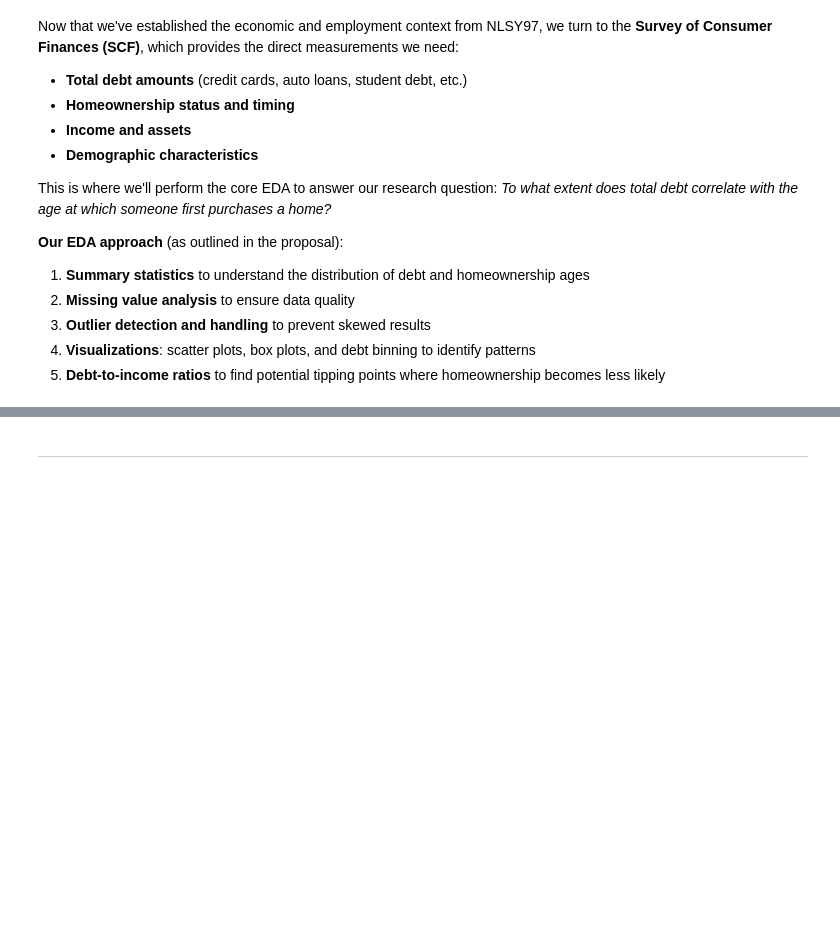
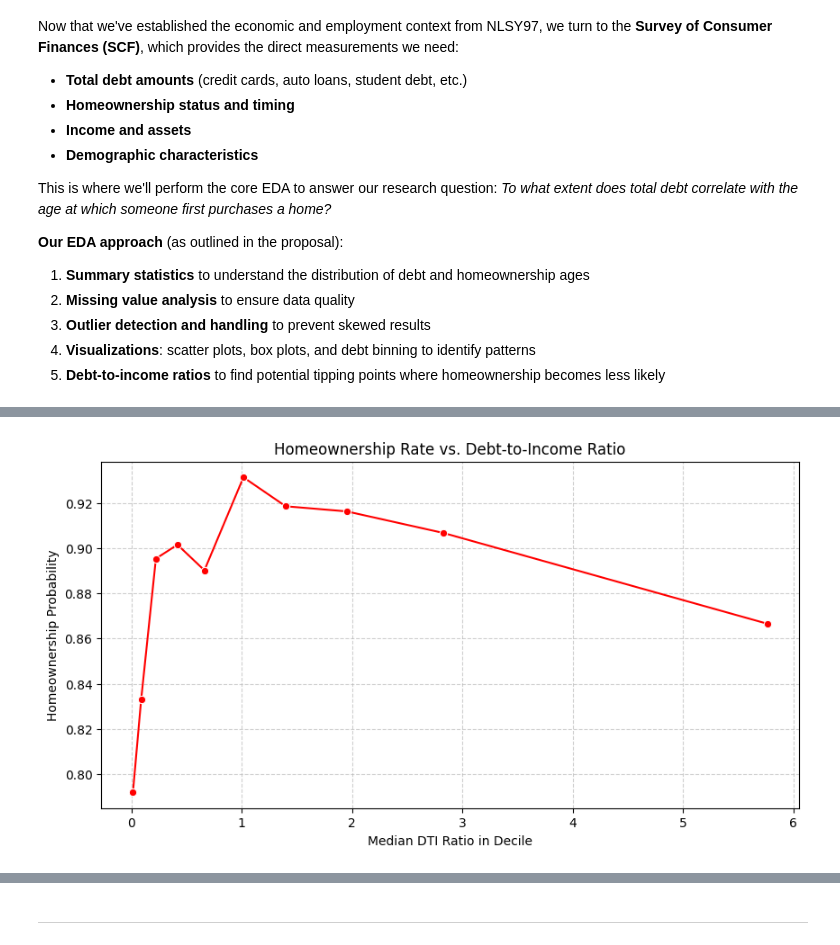
Before and after one commit to RaghavDewangan/Math189FinalProject, a Jupyter notebook: final.ipynb, the cells around one changed output, grey strips where cells are left out. Saved outputs shown, nothing was run; the diff lists cells and outputs as text; code cells hidden in the pictures; blank space fills up the shorter version.

```diff
--- a/final.ipynb
+++ b/final.ipynb
@@ -398,0 +469,21 @@ This is where we'll perform the core EDA to answer our research question: *To wh
+# %%
+# Create DTI Deciles (excluding those with 0 debt for a clearer trend)
+debt_only = scfp[scfp['DEBT2INC'] > 0].copy()
+debt_only['dti_decile'] = pd.qcut(debt_only['DEBT2INC'], 10, labels=False)
+
+# Calculate ownership rate per decile
+dti_trend = debt_only.groupby('dti_decile').agg({
+    'OWN': 'mean',
+    'DEBT2INC': 'median'
+}).reset_index()
+
+# Plot the trend
+plt.figure(figsize=(10, 5))
+sns.lineplot(data=dti_trend, x='DEBT2INC', y='OWN', marker='o', color='red')
+plt.title('Homeownership Rate vs. Debt-to-Income Ratio')
+plt.xlabel('Median DTI Ratio in Decile')
+plt.ylabel('Homeownership Probability')
+plt.grid(True, linestyle='--', alpha=0.6)
+plt.show()
+# %% [output]
+[figure, added]
```
Also changed, not shown: parts of 8 cells of this notebook.
